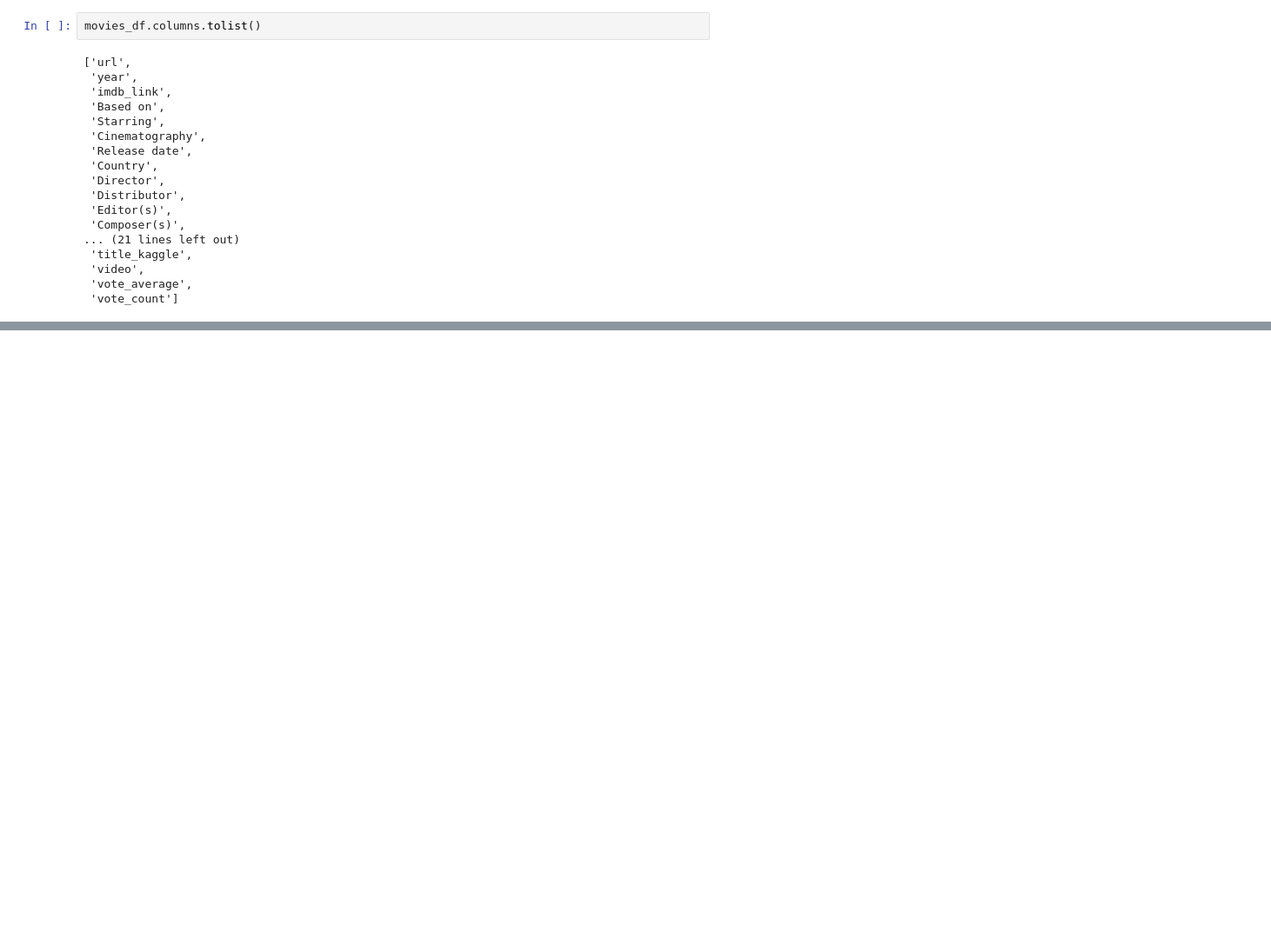
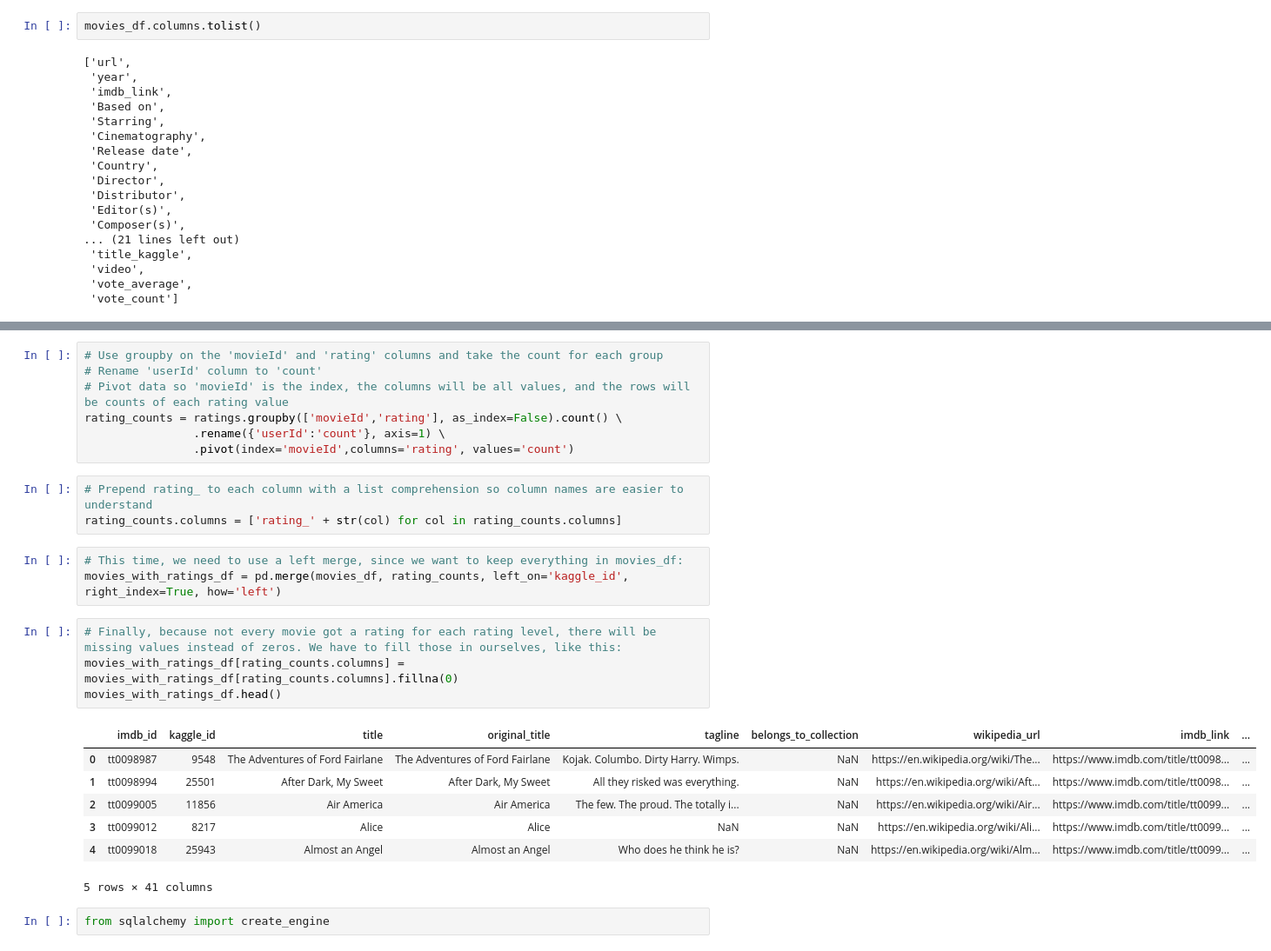
Before and after one commit to CrossCreed/Movies-ETL, a Jupyter notebook: Wikipedia_ETL.ipynb, the cells around one changed output, grey strips where cells are left out. Shown at 87% size. Cells and saved outputs as stored; diff of their text form; blank space fills up the shorter version.

```diff
--- a/Wikipedia_ETL.ipynb
+++ b/Wikipedia_ETL.ipynb
@@ -994,0 +1037,27 @@ movies_df.columns.tolist()
+# %%
+# Use groupby on the 'movieId' and 'rating' columns and take the count for each group
+# Rename 'userId' column to 'count'
+# Pivot data so 'movieId' is the index, the columns will be all values, and the rows will be counts of each rating value
+rating_counts = ratings.groupby(['movieId','rating'], as_index=False).count() \
+                .rename({'userId':'count'}, axis=1) \
+                .pivot(index='movieId',columns='rating', values='count')
+# %%
+# Prepend rating_ to each column with a list comprehension so column names are easier to understand
+rating_counts.columns = ['rating_' + str(col) for col in rating_counts.columns]
+# %%
+# This time, we need to use a left merge, since we want to keep everything in movies_df:
+movies_with_ratings_df = pd.merge(movies_df, rating_counts, left_on='kaggle_id', right_index=True, how='left')
+# %%
+# Finally, because not every movie got a rating for each rating level, there will be missing values instead of zeros. We have to fill those in ourselves, like this:
+movies_with_ratings_df[rating_counts.columns] = movies_with_ratings_df[rating_counts.columns].fillna(0)
+movies_with_ratings_df.head()
+# %% [output]
+|  | imdb_id | kaggle_id | title | original_title | tagline | belongs_to_collection | wikipedia_url | imdb_link | ... |
+| 0 | tt0098987 | 9548 | The Adventures of Ford Fairlane | The Adventures of Ford Fairlane | Kojak. Columbo. Dirty Harry. Wimps. | NaN | https://en.wikipedia.org/wiki/The... | https://www.imdb.com/title/tt0098... | ... |
+| 1 | tt0098994 | 25501 | After Dark, My Sweet | After Dark, My Sweet | All they risked was everything. | NaN | https://en.wikipedia.org/wiki/Aft... | https://www.imdb.com/title/tt0098... | ... |
+| 2 | tt0099005 | 11856 | Air America | Air America | The few. The proud. The totally i... | NaN | https://en.wikipedia.org/wiki/Air... | https://www.imdb.com/title/tt0099... | ... |
+| 3 | tt0099012 | 8217 | Alice | Alice | NaN | NaN | https://en.wikipedia.org/wiki/Ali... | https://www.imdb.com/title/tt0099... | ... |
+| 4 | tt0099018 | 25943 | Almost an Angel | Almost an Angel | Who does he think he is? | NaN | https://en.wikipedia.org/wiki/Alm... | https://www.imdb.com/title/tt0099... | ... |
+5 rows × 41 columns
+# %%
+from sqlalchemy import create_engine
```
Also changed, not shown: parts of 12 cells of this notebook, 6 other files.
